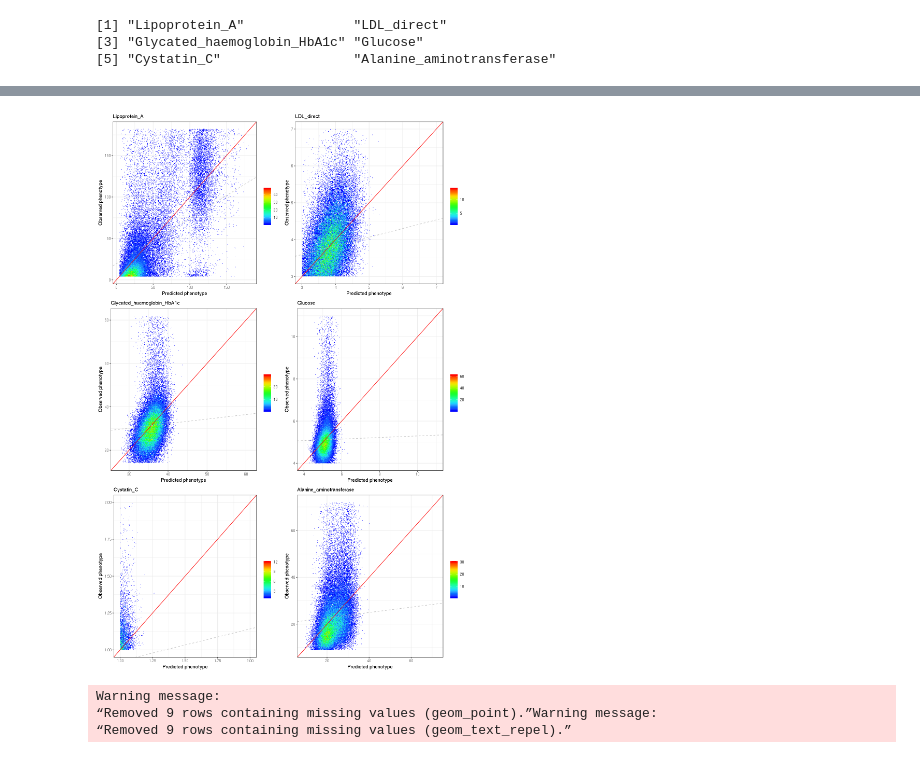
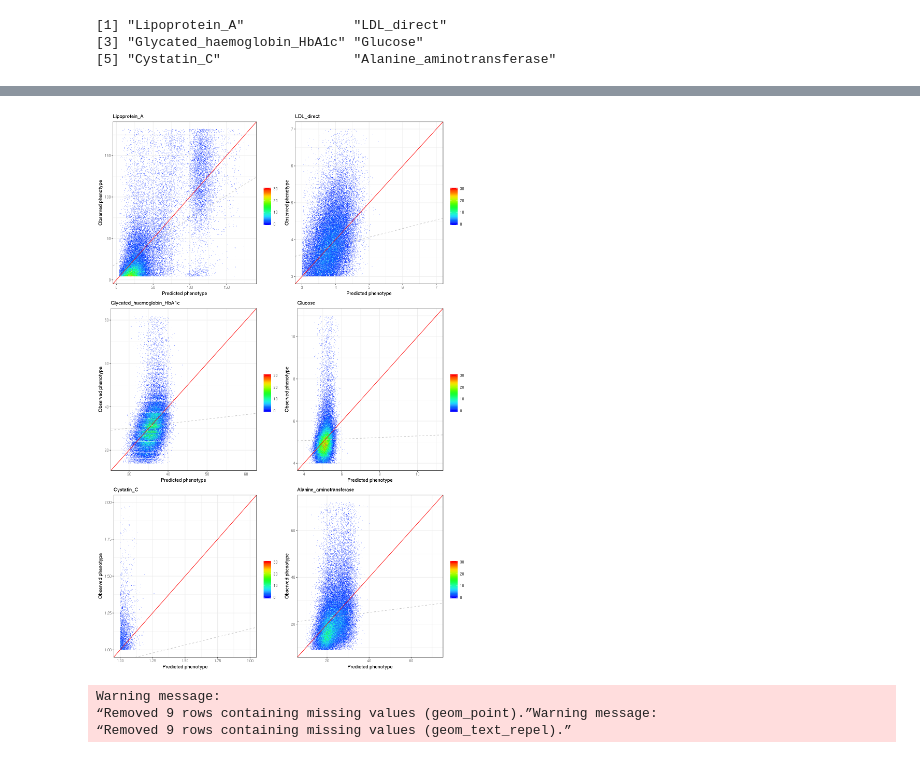
Before and after one commit to rivas-lab/PRS, a Jupyter notebook: notebook/20190407_biomarkers/biomarker_paper.ipynb, the cells around one changed output, grey strips where cells are left out. Drawn from its saved outputs; the diff is of its cells as text; code cells hidden in the pictures.

```diff
--- a/notebook/20190407_biomarkers/biomarker_paper.ipynb
+++ b/notebook/20190407_biomarkers/biomarker_paper.ipynb
@@ -189,12 +185,16 @@ options(repr.plot.width=plot_width , repr.plot.height=plot_height)
 # %%
-n_geom_hex_bins = 300
+plot_width <- 12
+plot_height <- 18
+n_geom_hex_bins = 400
+color_limits = c(0, 30)
+options(repr.plot.width=plot_width , repr.plot.height=plot_height)
 grid.arrange(
-    data_list[['Lipoprotein_A']]              %>% plot_scatter(n_geom_hex_bins) + labs(title='Lipoprotein_A'),
-    data_list[['LDL_direct']]                 %>% plot_scatter(n_geom_hex_bins) + labs(title='LDL_direct'),
-    data_list[['Glycated_haemoglobin_HbA1c']] %>% plot_scatter(n_geom_hex_bins) + labs(title='Glycated_haemoglobin_HbA1c'),
-    data_list[['Glucose']]                    %>% plot_scatter(n_geom_hex_bins) + labs(title='Glucose'),
-    data_list[['Cystatin_C']]                 %>% plot_scatter(n_geom_hex_bins) + labs(title='Cystatin_C'),
-    data_list[['Alanine_aminotransferase']]   %>% plot_scatter(n_geom_hex_bins) + labs(title='Alanine_aminotransferase'),
+    data_list[['Lipoprotein_A']]              %>% plot_scatter(n_geom_hex_bins, color_limits) + labs(title='Lipoprotein_A'),
+    data_list[['LDL_direct']]                 %>% plot_scatter(n_geom_hex_bins, color_limits) + labs(title='LDL_direct'),
+    data_list[['Glycated_haemoglobin_HbA1c']] %>% plot_scatter(n_geom_hex_bins, color_limits) + labs(title='Glycated_haemoglobin_HbA1c'),
+    data_list[['Glucose']]                    %>% plot_scatter(n_geom_hex_bins, color_limits) + labs(title='Glucose'),
+    data_list[['Cystatin_C']]                 %>% plot_scatter(n_geom_hex_bins, color_limits) + labs(title='Cystatin_C'),
+    data_list[['Alanine_aminotransferase']]   %>% plot_scatter(n_geom_hex_bins, color_limits) + labs(title='Alanine_aminotransferase'),
     widths = c(1, 1), nrow = 3
 )
 # %% [output]
@@ -213,4 +214,4 @@ Warning message:
-[figure, old version]
+[figure, new version]
 # %%
 plot_width <- 12
 plot_height <- 6
```
Also changed, not shown: parts of 3 cells of this notebook, 5 other files.
